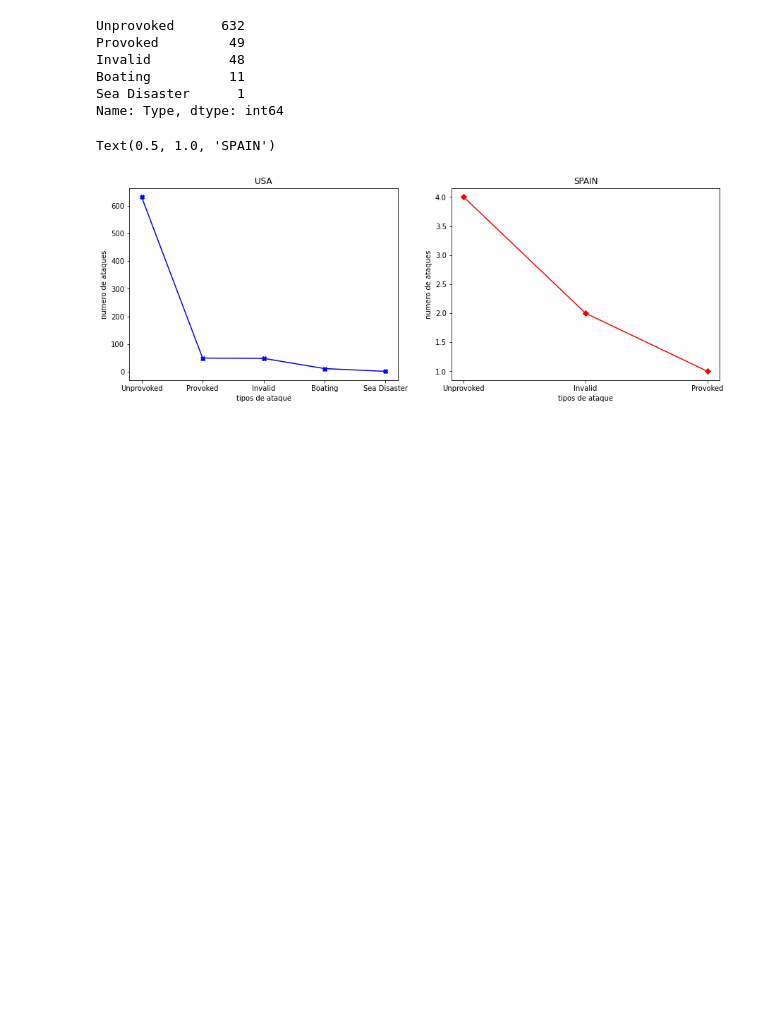
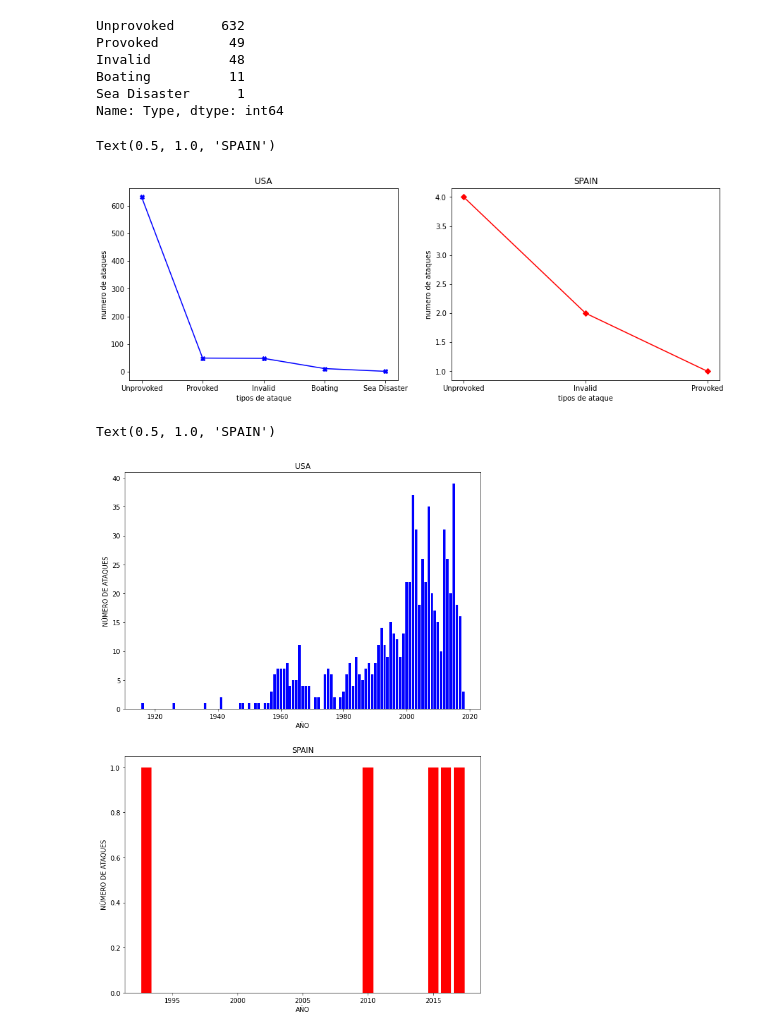
Before and after one commit to Adalab/DA-promo-b-modulo-2-sprint-1-Lara-Diana, a Jupyter notebook: Visualizacion/modulo-2-ejercicio-2-Matplotlib-personalizacion.ipynb, the cells around one changed output. Cells and saved outputs as stored; diff of their text form; code cells hidden in the pictures; blank space fills up the shorter version.

```diff
--- a/Visualizacion/modulo-2-ejercicio-2-Matplotlib-personalizacion.ipynb
+++ b/Visualizacion/modulo-2-ejercicio-2-Matplotlib-personalizacion.ipynb
@@ -72,6 +72,33 @@ Text(0.5, 1.0, 'SPAIN')
 # %%
 # En la segunda debéis mostrar los ataques por año para cada uno de los países.
 # De nuevo tendréis que ponerle nombre a los ejes y título a cada gráfica.
 # En este caso el subplot deberá tener dos filas y una columna
 # No incluir leyenda
 # Cambiar el color de las barras
+df_usa_año=df[df['Country']=='USA']['Year'].value_counts()
+df_spain_año=df[df['Country']=='SPAIN']['Year'].value_counts()
+
+fig,ax = plt.subplots(2,1,figsize=(10,15))
+
+x = df_usa_año[df_usa_año.index >1900].index
+y = df_usa_año[df_usa_año.index >1900].values
+
+x2 = df_spain_año[df_spain_año.index >1900].index
+y2 = df_spain_año[df_spain_año.index >1900].values
+
+
+ax[0].bar(x, y, color= 'blue')
+ax[0].set_title('USA')
+ax[0].set_xlabel('AÑO')
+ax[0].set_ylabel('NÚMERO DE ATAQUES')
+
+
+
+ax[1].bar(x2, y2, color= 'r')
+ax[1].set_xlabel('AÑO')
+ax[1].set_ylabel('NÚMERO DE ATAQUES')
+
+ax[1].set_title('SPAIN')
+# %% [output]
+Text(0.5, 1.0, 'SPAIN')
+[figure, added]
```
Also changed, not shown: parts of 3 cells of this notebook, 1 other file.
